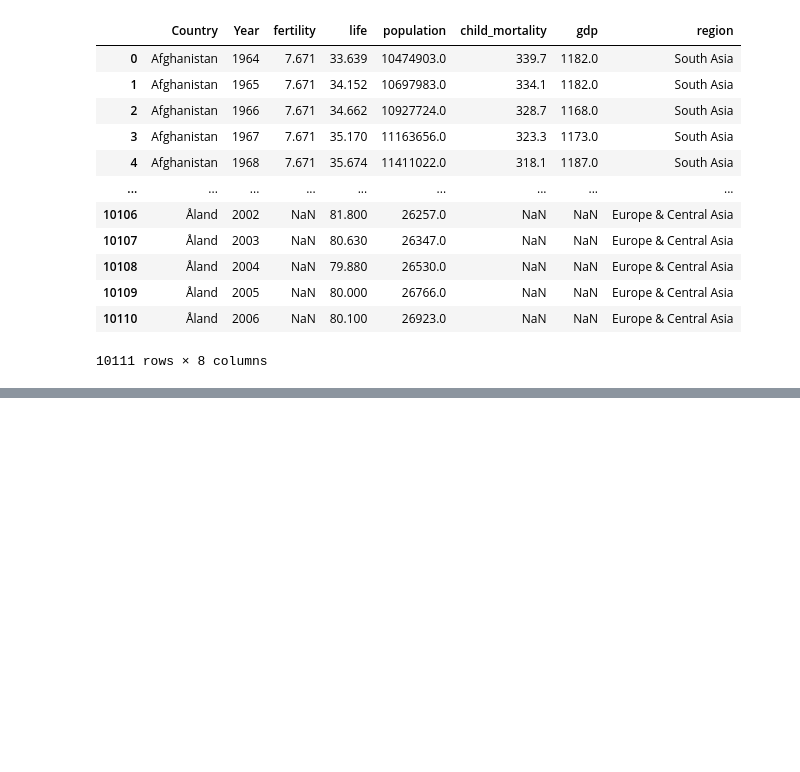
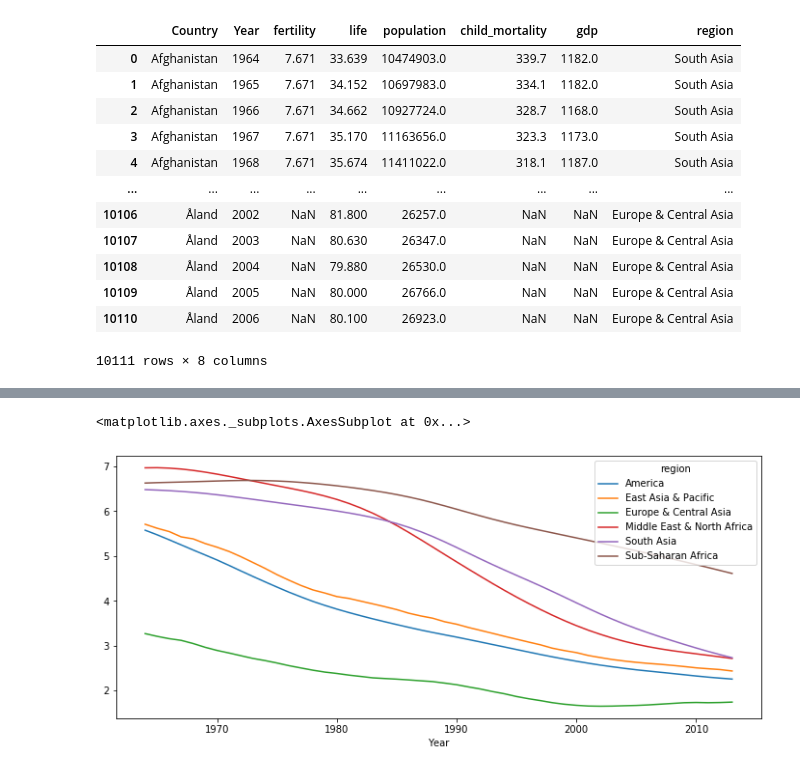
Before and after one commit to py-train/cyient-mar23, a Jupyter notebook: Day6.ipynb, the cells around one changed output, grey strips where cells are left out. Drawn from its saved outputs; the diff is of its cells as text; code cells hidden in the pictures; blank space fills up the shorter version.

```diff
--- a/Day6.ipynb
+++ b/Day6.ipynb
@@ -562,0 +954,5 @@ gm
+# %%
+fyr.unstack().plot(figsize=(12,5))
+# %% [output]
+<matplotlib.axes._subplots.AxesSubplot at 0x...>
+[figure, added]
```
Also changed, not shown: parts of 42 cells of this notebook.
